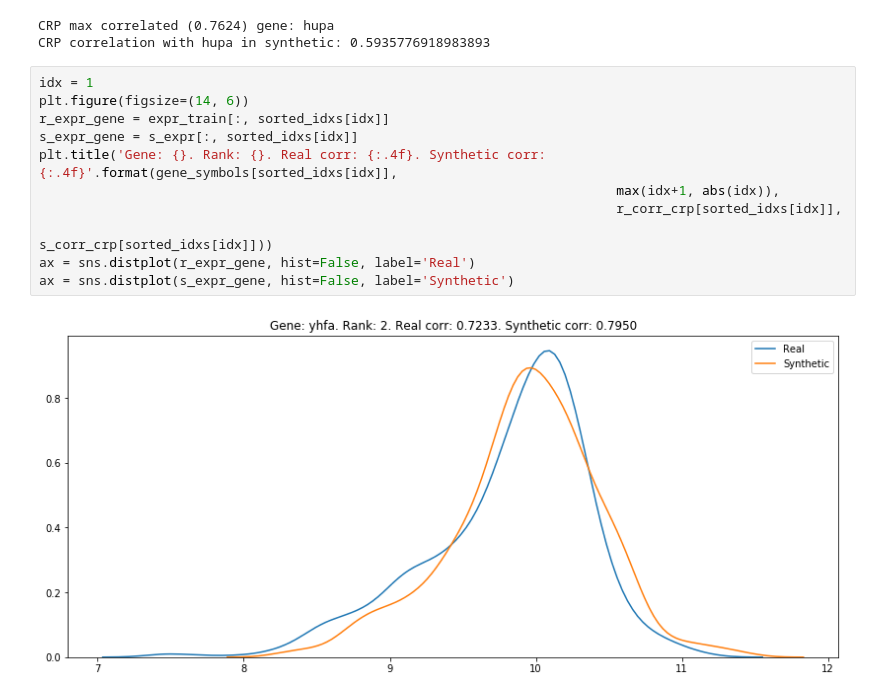
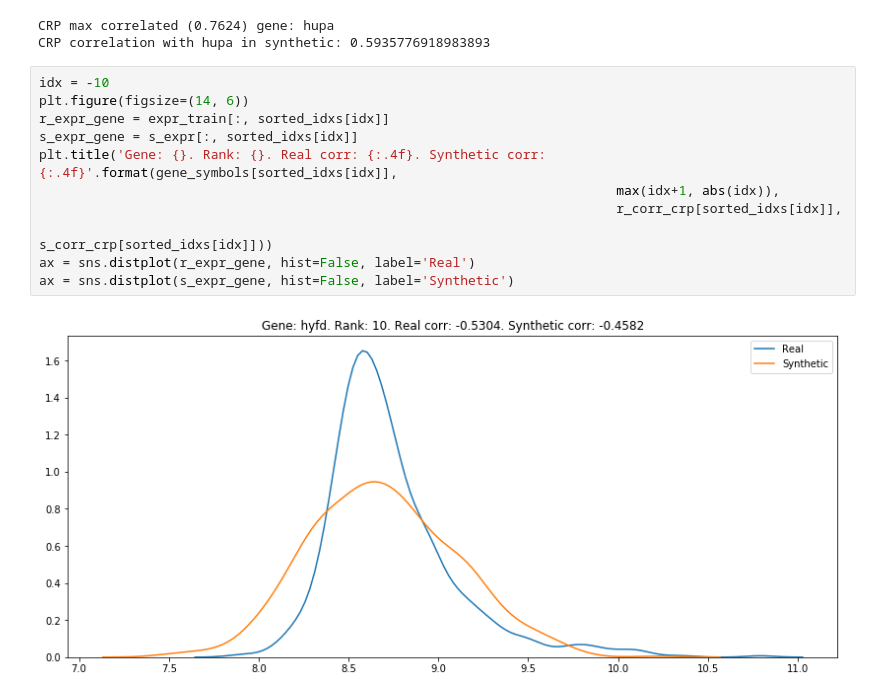
Before and after one commit to rvinas/adversarial-gene-expression, a Jupyter notebook: src/evaluate_noise_rej_data.ipynb, the cells around one changed output. Cells and saved outputs as stored; diff of their text form.

```diff
--- a/src/evaluate_noise_rej_data.ipynb
+++ b/src/evaluate_noise_rej_data.ipynb
@@ -196,15 +214,15 @@ print('CRP correlation with {} in synthetic: {}'.format(gene_symbols[sorted_idxs
 CRP max correlated (0.7624) gene: hupa
 CRP correlation with hupa in synthetic: 0.5935776918983893
 # %%
-idx = 1
+idx = -10
 plt.figure(figsize=(14, 6))
 r_expr_gene = expr_train[:, sorted_idxs[idx]]
 s_expr_gene = s_expr[:, sorted_idxs[idx]]
 plt.title('Gene: {}. Rank: {}. Real corr: {:.4f}. Synthetic corr: {:.4f}'.format(gene_symbols[sorted_idxs[idx]],
                                                                           max(idx+1, abs(idx)),
                                                                           r_corr_crp[sorted_idxs[idx]],
                                                                           s_corr_crp[sorted_idxs[idx]]))
 ax = sns.distplot(r_expr_gene, hist=False, label='Real')
 ax = sns.distplot(s_expr_gene, hist=False, label='Synthetic')
 # %% [output]
-[figure, old version]
+[figure, new version]
```
Also changed, not shown: parts of 6 cells of this notebook, 17 other files.
